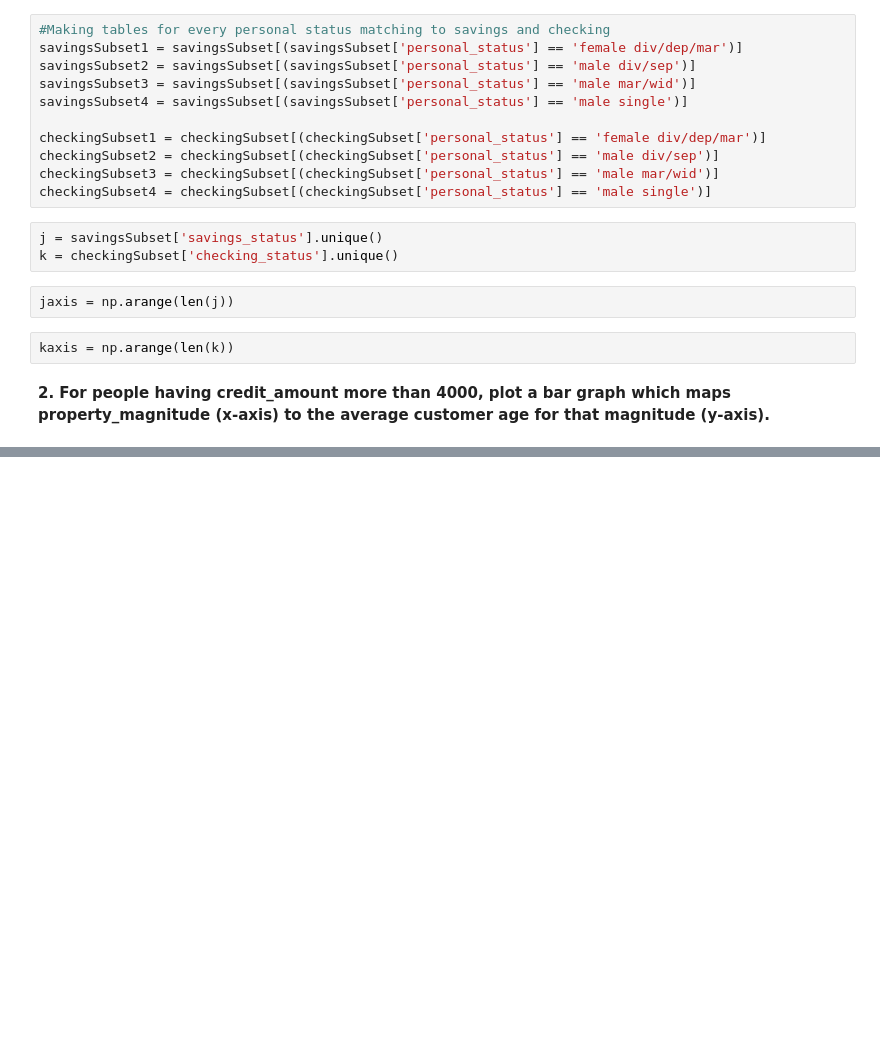
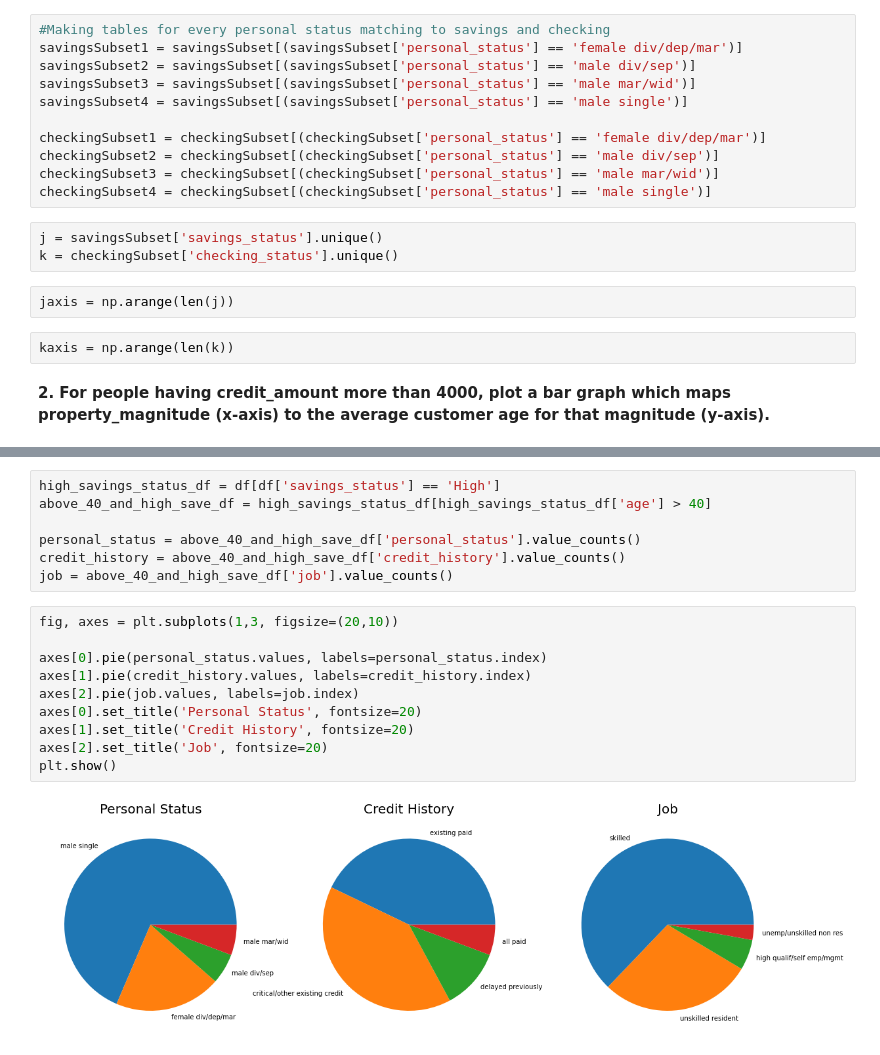
Before and after one commit to Sameerahmed786/CS210Spring2022, a Jupyter notebook: german_credit.ipynb, the cells around one changed output, grey strips where cells are left out. Saved outputs shown, nothing was run; the diff lists cells and outputs as text; blank space fills up the shorter version.

```diff
--- a/german_credit.ipynb
+++ b/german_credit.ipynb
@@ -220,0 +227,19 @@ plt.show()
+# %%
+high_savings_status_df = df[df['savings_status'] == 'High']
+above_40_and_high_save_df = high_savings_status_df[high_savings_status_df['age'] > 40]
+
+personal_status = above_40_and_high_save_df['personal_status'].value_counts()
+credit_history = above_40_and_high_save_df['credit_history'].value_counts()
+job = above_40_and_high_save_df['job'].value_counts()
+# %%
+fig, axes = plt.subplots(1,3, figsize=(20,10))
+
+axes[0].pie(personal_status.values, labels=personal_status.index)
+axes[1].pie(credit_history.values, labels=credit_history.index)
+axes[2].pie(job.values, labels=job.index)
+axes[0].set_title('Personal Status', fontsize=20)
+axes[1].set_title('Credit History', fontsize=20)
+axes[2].set_title('Job', fontsize=20)
+plt.show()
+# %% [output]
+[figure, added]
```
Also changed, not shown: parts of 2 cells of this notebook, 1 other file.
